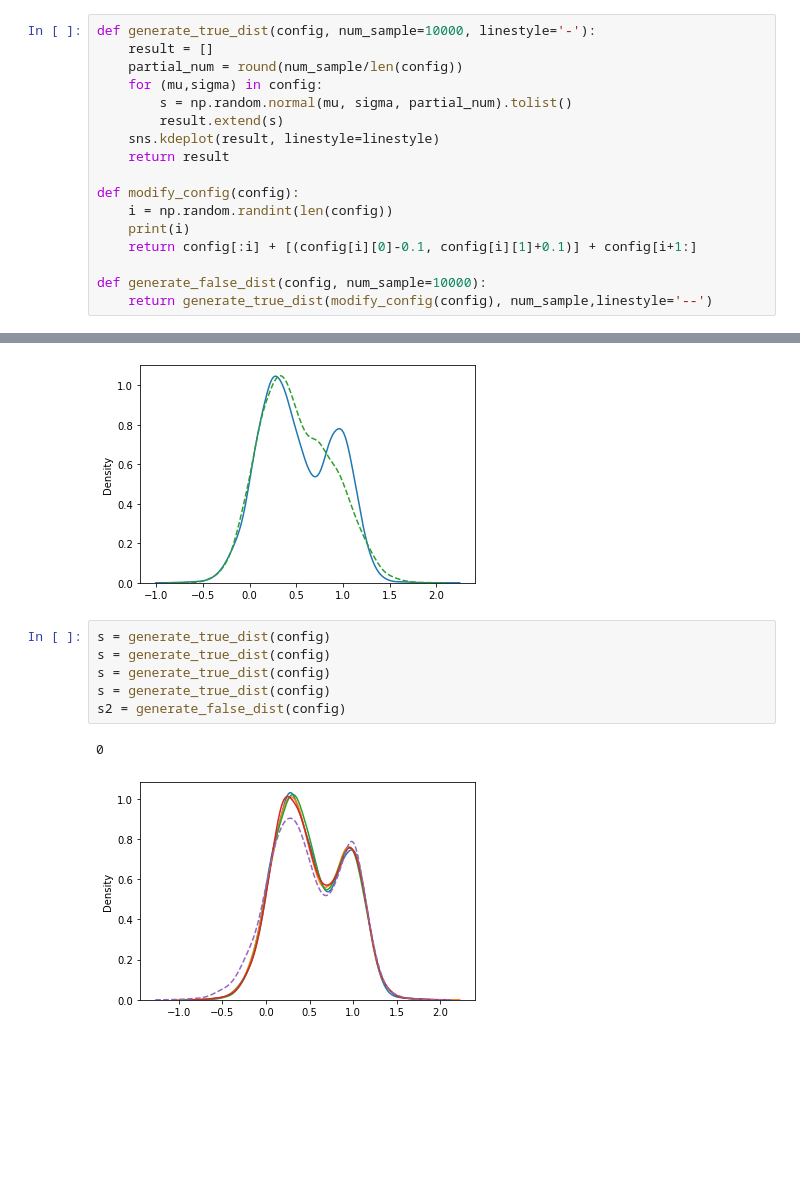
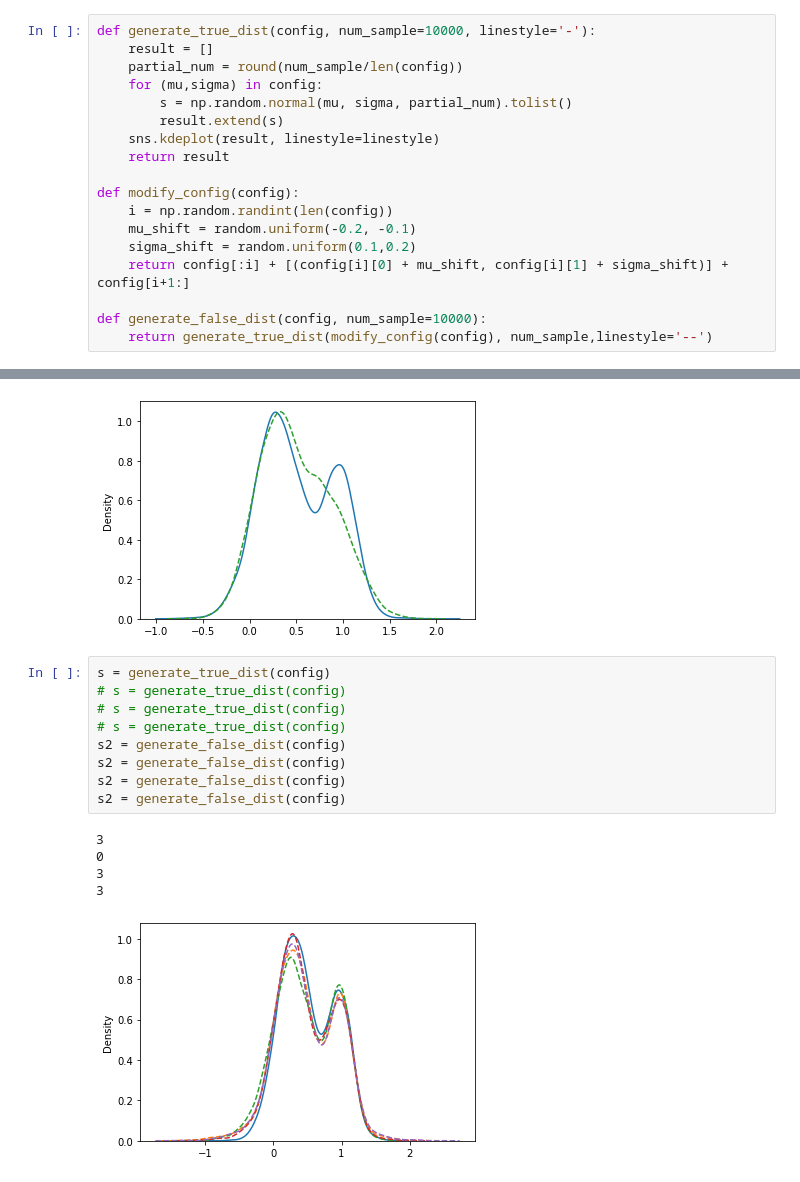
Before and after one commit to hungpham13/Distributed-data-discretization, a Jupyter notebook: Data-preparation.ipynb, the cells around one changed output, grey strips where cells are left out. Drawn from its saved outputs; the diff is of its cells as text; blank space fills up the shorter version.

```diff
--- a/Data-preparation.ipynb
+++ b/Data-preparation.ipynb
@@ -166,8 +168,9 @@ def generate_true_dist(config, num_sample=10000, linestyle='-'):
 
 def modify_config(config):
     i = np.random.randint(len(config))
-    print(i)
-    return config[:i] + [(config[i][0]-0.1, config[i][1]+0.1)] + config[i+1:]
+    mu_shift = random.uniform(-0.2, -0.1)
+    sigma_shift = random.uniform(0.1,0.2)
+    return config[:i] + [(config[i][0] + mu_shift, config[i][1] + sigma_shift)] + config[i+1:]
 
 def generate_false_dist(config, num_sample=10000):
     return generate_true_dist(modify_config(config), num_sample,linestyle='--')
@@ -180,10 +183,16 @@ s2 = generate_false_dist(config)
 [figure]
 # %%
 s = generate_true_dist(config)
-s = generate_true_dist(config)
-s = generate_true_dist(config)
-s = generate_true_dist(config)
+# s = generate_true_dist(config)
+# s = generate_true_dist(config)
+# s = generate_true_dist(config)
 s2 = generate_false_dist(config)
+s2 = generate_false_dist(config)
+s2 = generate_false_dist(config)
+s2 = generate_false_dist(config)
 # %% [output]
+3
 0
+3
+3
-[figure, old version]
+[figure, new version]
```
Also changed, not shown: parts of 1 cell of this notebook.
